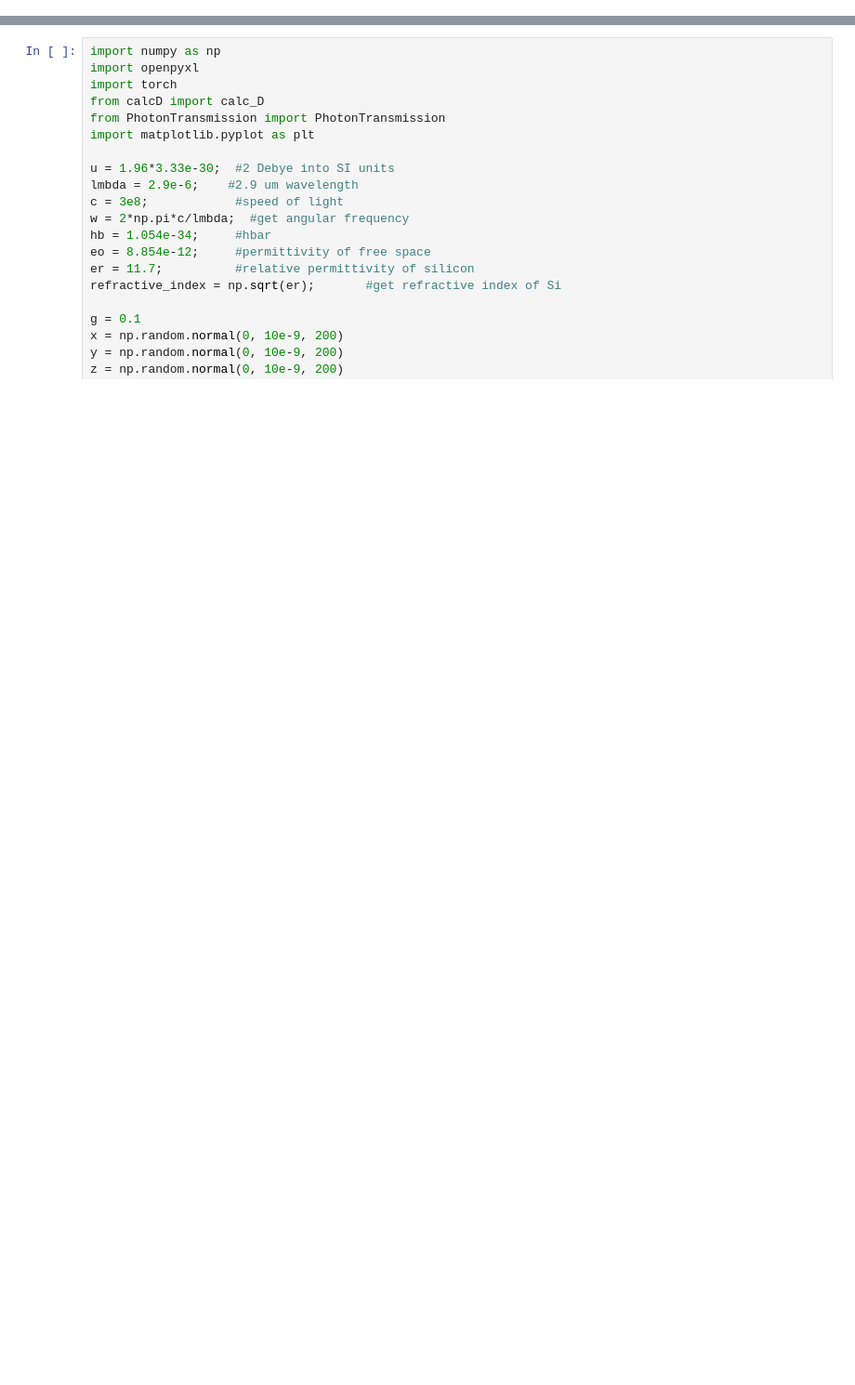
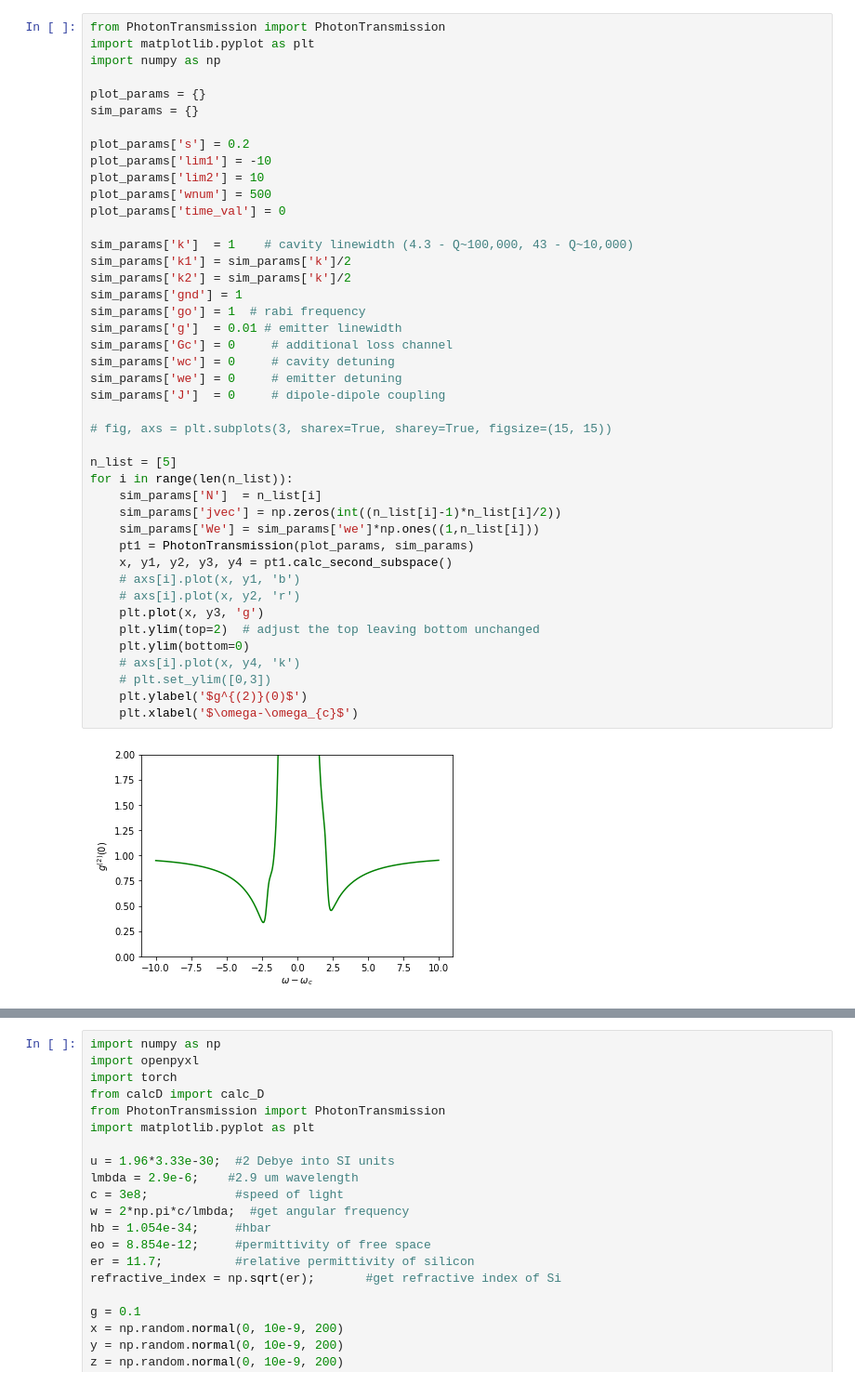
Before and after one commit to melmatt7/cqed_photon_statistics, a Jupyter notebook: testing.ipynb, the cells around one changed output, grey strips where cells are left out. Shown at 93% size. Cells and saved outputs as stored; diff of their text form; blank space fills up the shorter version.

```diff
--- a/testing.ipynb
+++ b/testing.ipynb
@@ -1,3 +78,48 @@
+# %%
+from PhotonTransmission import PhotonTransmission
+import matplotlib.pyplot as plt
+import numpy as np
+
+plot_params = {}
+sim_params = {}
+
+plot_params['s'] = 0.2
+plot_params['lim1'] = -10
+plot_params['lim2'] = 10
+plot_params['wnum'] = 500
+plot_params['time_val'] = 0
+
+sim_params['k']  = 1    # cavity linewidth (4.3 - Q~100,000, 43 - Q~10,000)
+sim_params['k1'] = sim_params['k']/2
+sim_params['k2'] = sim_params['k']/2
+sim_params['gnd'] = 1
+sim_params['go'] = 1  # rabi frequency
+sim_params['g']  = 0.01 # emitter linewidth
+sim_params['Gc'] = 0     # additional loss channel
+sim_params['wc'] = 0     # cavity detuning
+sim_params['we'] = 0     # emitter detuning
+sim_params['J']  = 0     # dipole-dipole coupling
+
+# fig, axs = plt.subplots(3, sharex=True, sharey=True, figsize=(15, 15))
+
+n_list = [5]
+for i in range(len(n_list)):
+    sim_params['N']  = n_list[i]
+    sim_params['jvec'] = np.zeros(int((n_list[i]-1)*n_list[i]/2))
+    sim_params['We'] = sim_params['we']*np.ones((1,n_list[i]))
+    pt1 = PhotonTransmission(plot_params, sim_params)
+    x, y1, y2, y3, y4 = pt1.calc_second_subspace()
+    # axs[i].plot(x, y1, 'b')
+    # axs[i].plot(x, y2, 'r')
+    plt.plot(x, y3, 'g')
+    plt.ylim(top=2)  # adjust the top leaving bottom unchanged
+    plt.ylim(bottom=0)
+    # axs[i].plot(x, y4, 'k')
+    # plt.set_ylim([0,3])
+    plt.ylabel('$g^{(2)}(0)$')
+    plt.xlabel('$\omega-\omega_{c}$')
+# %% [output]
+[figure, added]
 # %%
 from PhotonTransmission import PhotonTransmission
 import matplotlib.pyplot as plt
```
Also changed, not shown: parts of 4 cells of this notebook, 35 other files.
